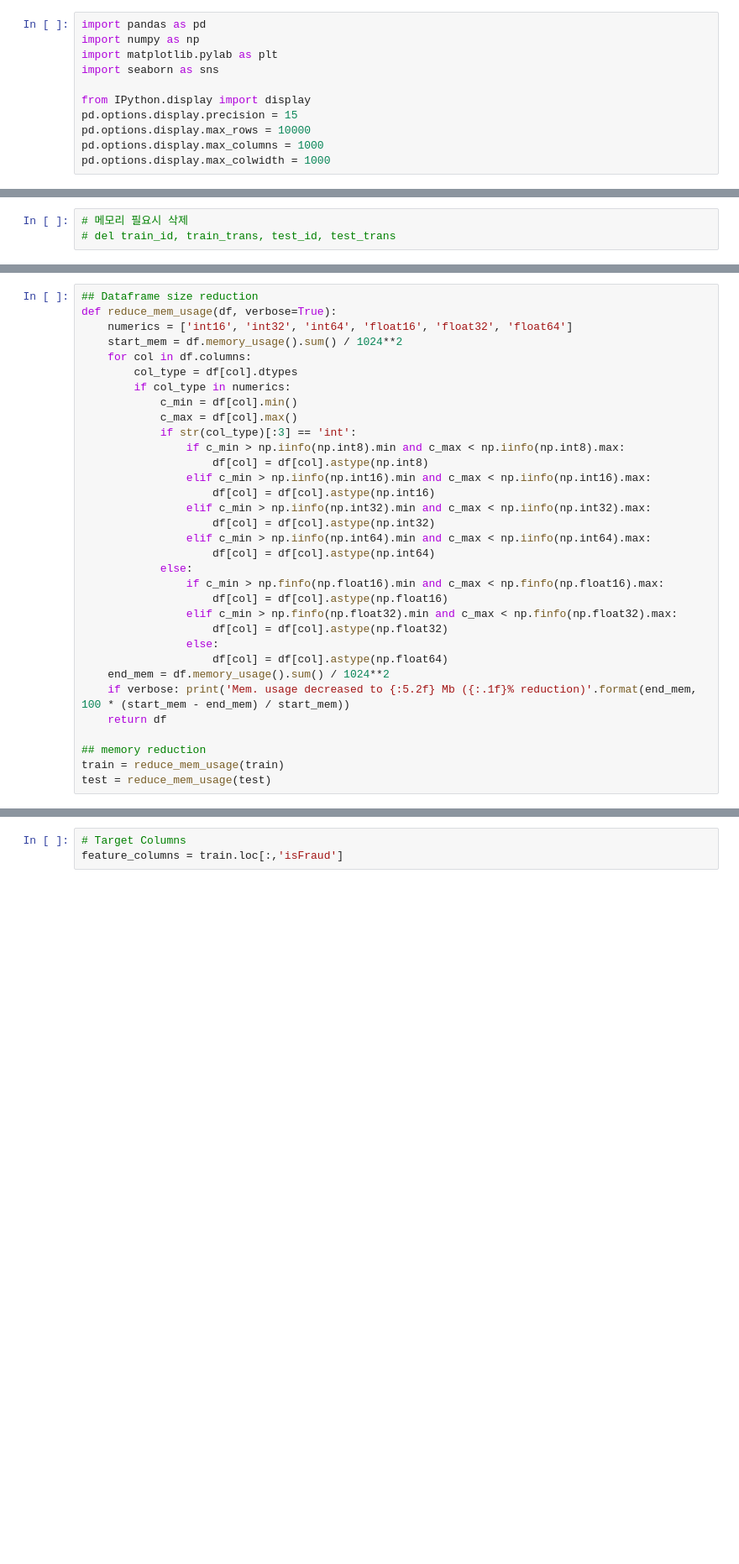
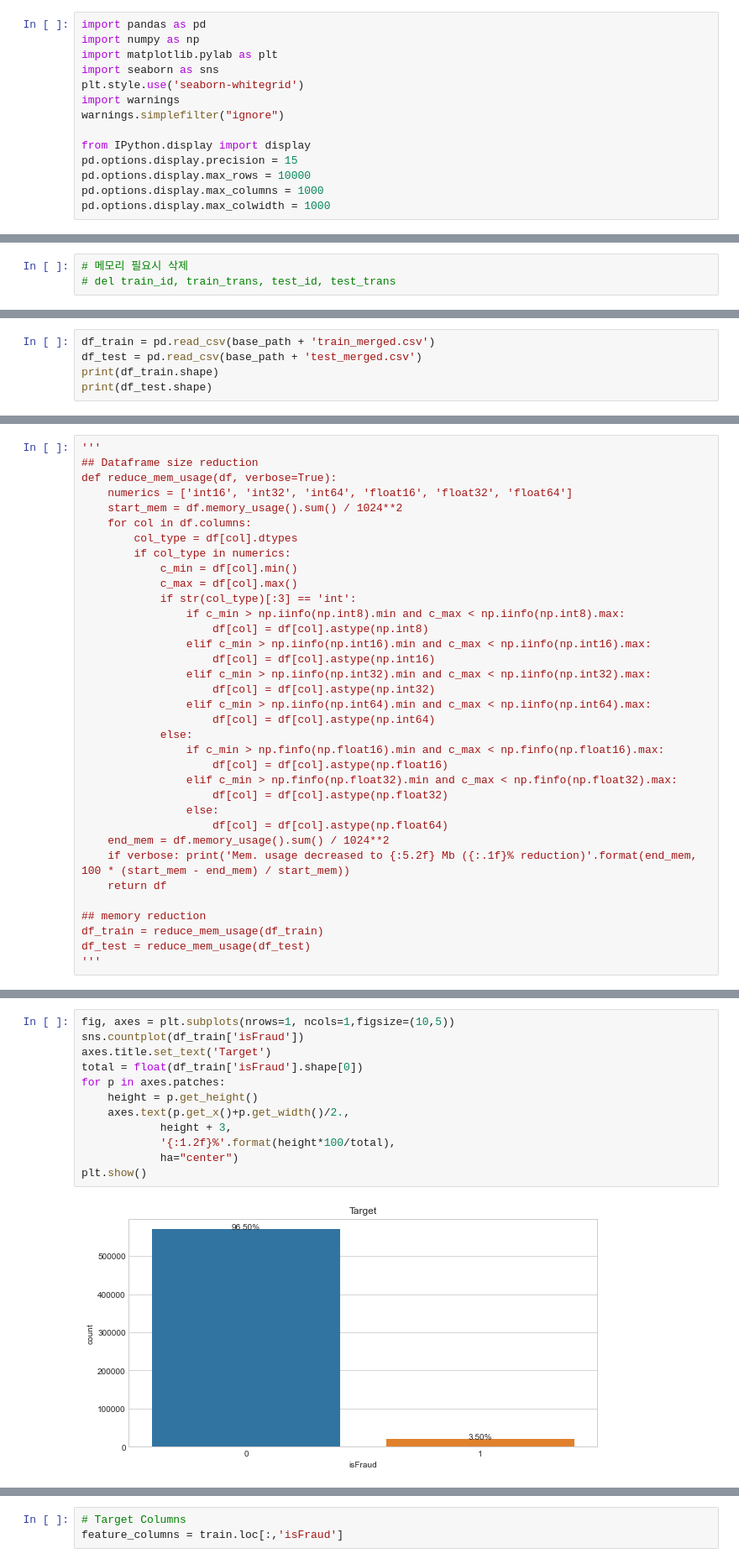
Before and after one commit to YI-Hongju/IEEE-CIS_Fraud_Detection, a Jupyter notebook: src/spark_main.ipynb, the cells around one changed output, grey strips where cells are left out. Shown at 84% size. Saved outputs shown, nothing was run; the diff lists cells and outputs as text; blank space fills up the shorter version.

```diff
--- a/src/spark_main.ipynb
+++ b/src/spark_main.ipynb
@@ -3,6 +3,9 @@ import pandas as pd
 import numpy as np
 import matplotlib.pylab as plt
 import seaborn as sns
+plt.style.use('seaborn-whitegrid')
+import warnings
+warnings.simplefilter("ignore")
 
 from IPython.display import display
 pd.options.display.precision = 15
@@ -49,0 +71,5 @@ test = test_trans.merge(test_id, how='left', on='TransactionID')
+# %%
+df_train = pd.read_csv(base_path + 'train_merged.csv')
+df_test = pd.read_csv(base_path + 'test_merged.csv')
+print(df_train.shape)
+print(df_test.shape)
@@ -50,4 +79,5 @@ test = test_trans.merge(test_id, how='left', on='TransactionID')
 # %%
+'''
 ## Dataframe size reduction
 def reduce_mem_usage(df, verbose=True):
     numerics = ['int16', 'int32', 'int64', 'float16', 'float32', 'float64']
@@ -78,5 +108,6 @@ def reduce_mem_usage(df, verbose=True):
     return df
 
 ## memory reduction
-train = reduce_mem_usage(train)
-test = reduce_mem_usage(test)
+df_train = reduce_mem_usage(df_train)
+df_test = reduce_mem_usage(df_test)
+'''
@@ -169,0 +284,14 @@ The remaining variables are having numerical characteristics **(one of which is
+# %%
+fig, axes = plt.subplots(nrows=1, ncols=1,figsize=(10,5))
+sns.countplot(df_train['isFraud'])
+axes.title.set_text('Target')
+total = float(df_train['isFraud'].shape[0])
+for p in axes.patches:
+    height = p.get_height()
+    axes.text(p.get_x()+p.get_width()/2.,
+            height + 3,
+            '{:1.2f}%'.format(height*100/total),
+            ha="center")
+plt.show()
+# %% [output]
+[figure, added]
```
Also changed, not shown: parts of 96 cells of this notebook, 1 other file.
